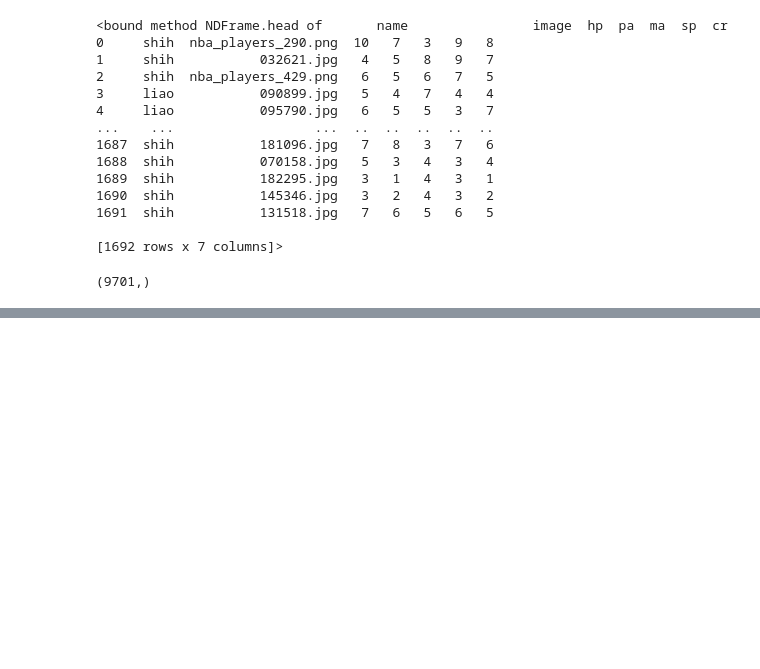
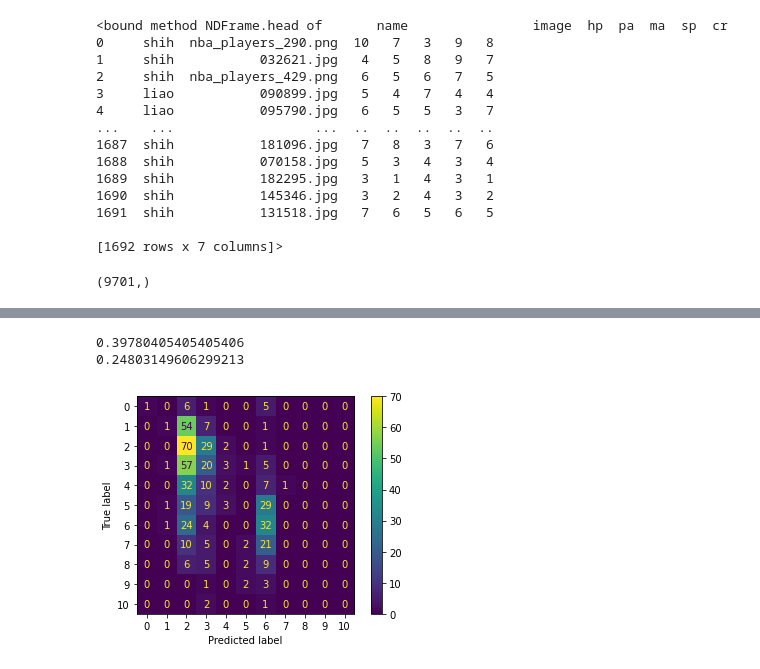
Before and after one commit to mcshih/ML_final_projecct, a Jupyter notebook: ml_project.ipynb, the cells around one changed output, grey strips where cells are left out. Cells and saved outputs as stored; diff of their text form; code cells hidden in the pictures; blank space fills up the shorter version.

```diff
--- a/ml_project.ipynb
+++ b/ml_project.ipynb
@@ -55,11 +55,18 @@ img_info = load_img("./all_images/static/img/need_scored/", csv_path)
 print(img_info[0].shape)
 # %% [output]
 (9701,)
-# %%
-X_train, X_test, y_train, y_test = train_test_split(img_info, df['hp'], test_size=0.3,random_state=109)
+# %%
+X_train1, X_test1, y_train1, y_test1 = train_test_split(img_info, df['hp'], test_size=0.3,random_state=109)
+X_train2, X_test2, y_train2, y_test2 = train_test_split(img_info, df['pa'], test_size=0.3,random_state=109)
+X_train3, X_test3, y_train3, y_test3 = train_test_split(img_info, df['ma'], test_size=0.3,random_state=109)
+X_train4, X_test4, y_train4, y_test4 = train_test_split(img_info, df['sp'], test_size=0.3,random_state=109)
+X_train5, X_test5, y_train5, y_test5 = train_test_split(img_info, df['cr'], test_size=0.3,random_state=109)
 # %%
-clf = make_pipeline(StandardScaler(), SVC(gamma='auto'))
-clf.fit(X_train, y_train)
+def clf_testing(X_train, X_test, y_train, y_test):
+    clf = make_pipeline(StandardScaler(), SVC(gamma='auto'))
+    clf.fit(X_train, y_train)
 
-print(clf.score(X_train,y_train))
-print(clf.score(X_test, y_test))
+    print(clf.score(X_train,y_train))
+    print(clf.score(X_test, y_test))
+    plot_confusion_matrix(clf, X_test, y_test)
+    plt.show()
@@ -73,0 +79,6 @@ plt.show()
+# %%
+clf_testing(X_train2, X_test2, y_train2, y_test2)
+# %% [output]
+0.39780405405405406
+0.24803149606299213
+[figure, added]
```
Also changed, not shown: parts of 6 cells of this notebook.
